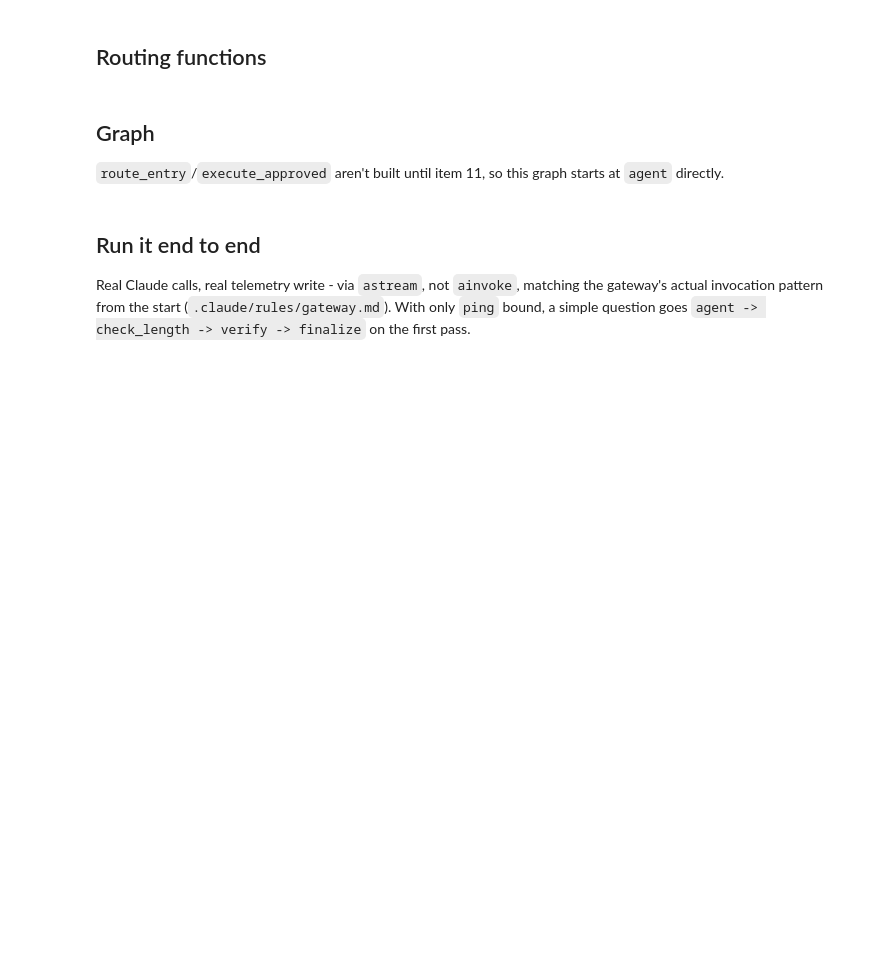
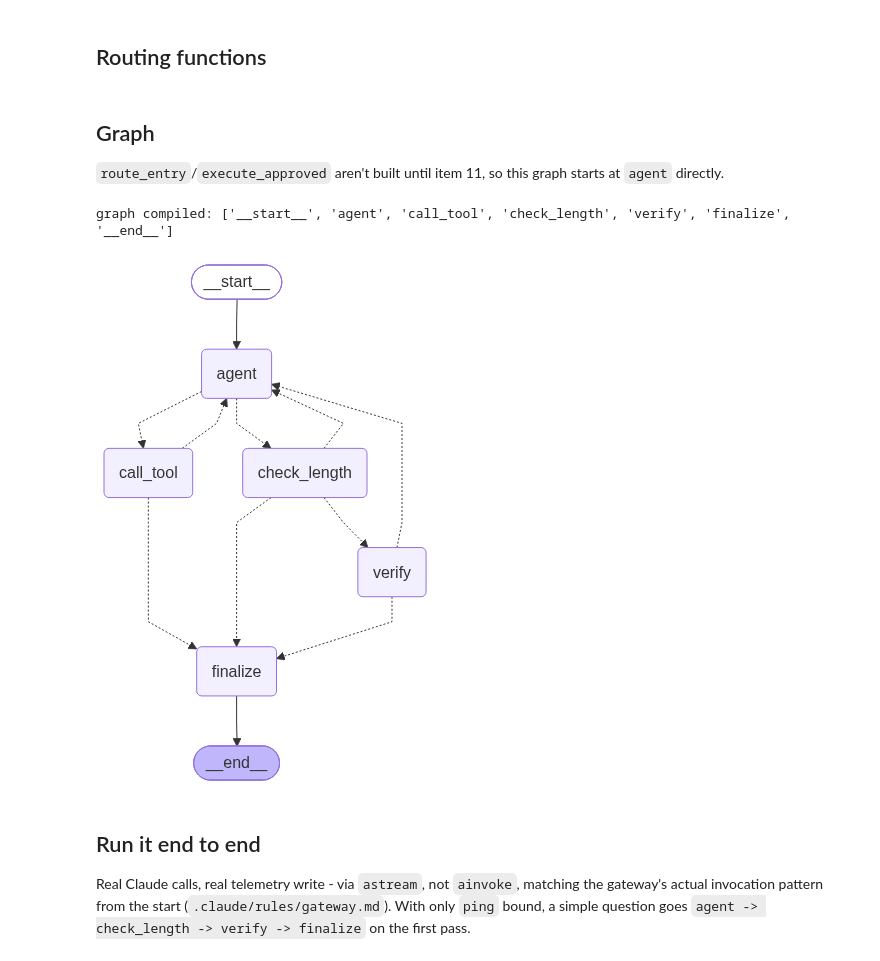
Before and after one commit to Jason-Handerhan/analytics-agent, a Jupyter notebook: notebooks/phase3_graph.ipynb, the cells around one changed output. Cells and saved outputs as stored; diff of their text form; code cells hidden in the pictures; blank space fills up the shorter version.

```diff
--- a/notebooks/phase3_graph.ipynb
+++ b/notebooks/phase3_graph.ipynb
@@ -122,0 +230,13 @@ print("Total field count:", len(AgentState.__annotations__))
+# %%
+from app.config import AGENT_SAFE_DATASET
+
+query = f"""
+SELECT department, ROUND(AVG(reordered), 4) AS reorder_rate, COUNT(*) AS n
+FROM `{GCP_PROJECT_ID}.{AGENT_SAFE_DATASET}.product_order_analysis`
+GROUP BY department
+ORDER BY reorder_rate DESC
+LIMIT 5
+"""
+
+result = await run_bigquery_sql.ainvoke({"query": query})
+print(result)
@@ -122,0 +245,6 @@ print("Total field count:", len(AgentState.__annotations__))
+# %%
+tool_call = {"name": "run_bigquery_sql", "args": {"query": query}, "id": "test-1", "type": "tool_call"}
+msg = await run_bigquery_sql.ainvoke(tool_call)
+print(type(msg).__name__, msg.tool_call_id)
+print(msg.content)
+msg
@@ -183,9 +529,9 @@ def route_after_agent(state: AgentState) -> str:
 
 
 def route_after_call_tool(state: AgentState) -> str:
-    if state["cancelled"] or state["needs_approval"] or state["cost_cap_exceeded"]:
+    if state["cancelled"] or state["needs_approval"]:
         return "finalize"
-    return "agent"   # also the iteration_cap_hit path
+    return "agent"   # also cost_cap_exceeded and iteration_cap_hit
 
 
 def route_after_check_length(state: AgentState) -> str:
@@ -216,20 +562,27 @@ g.add_node("finalize",     finalize_node)
 
 g.add_edge(START, "agent")
 
-# path_map (2nd dict arg) is what makes get_graph() draw the real edges.
+# A plain list of names is sugar for the identity path_map ({name: name for
+# name in [...]}) -- still needed for get_graph() to draw the real edges.
 g.add_conditional_edges("agent", route_after_agent,
-    {"call_tool": "call_tool", "check_length": "check_length"})
+    ["call_tool", "check_length"])
 g.add_conditional_edges("call_tool", route_after_call_tool,
-    {"finalize": "finalize", "agent": "agent"})
+    ["finalize", "agent"])
 g.add_conditional_edges("check_length", route_after_check_length,
-    {"verify": "verify", "agent": "agent", "finalize": "finalize"})
+    ["verify", "agent", "finalize"])
 g.add_conditional_edges("verify", route_after_verify,
-    {"finalize": "finalize", "agent": "agent"})
+    ["finalize", "agent"])
 
 g.add_edge("finalize", END)
 graph = g.compile()
 
 print("graph compiled:", list(graph.get_graph().nodes))
+# %% [output]
+graph compiled: ['__start__', 'agent', 'call_tool', 'check_length', 'verify', 'finalize', '__end__']
+# %%
+graph
+# %% [output]
+[figure, added]
 # %% [markdown]
 ## Run it end to end
 
```
Also changed, not shown: parts of 9 cells of this notebook, 20 other files.
